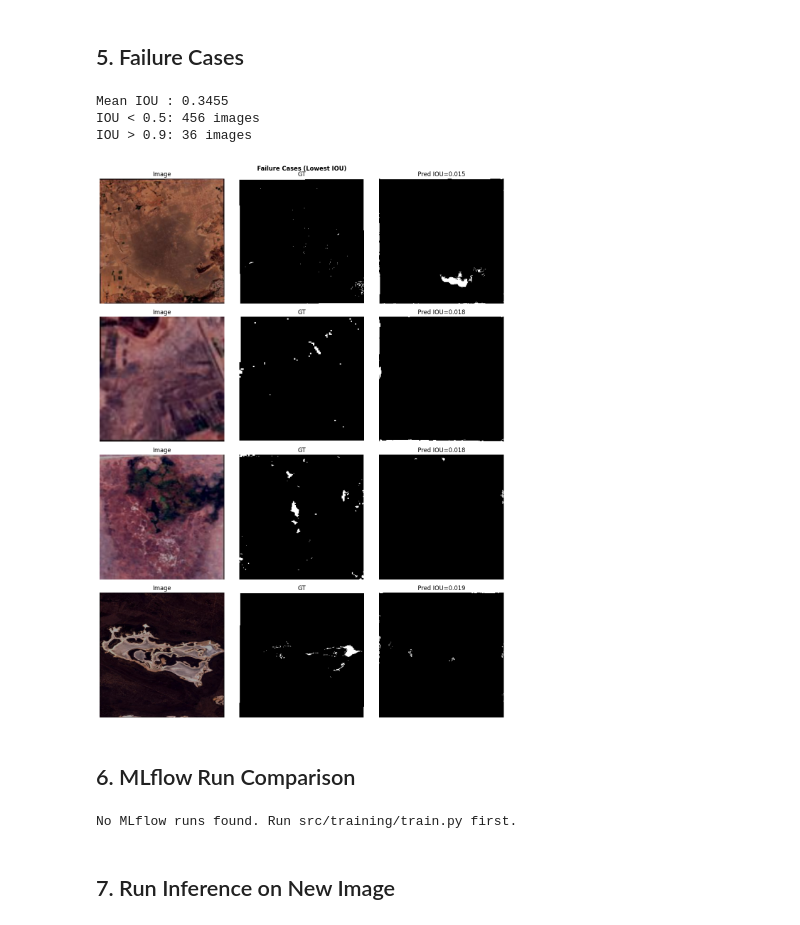
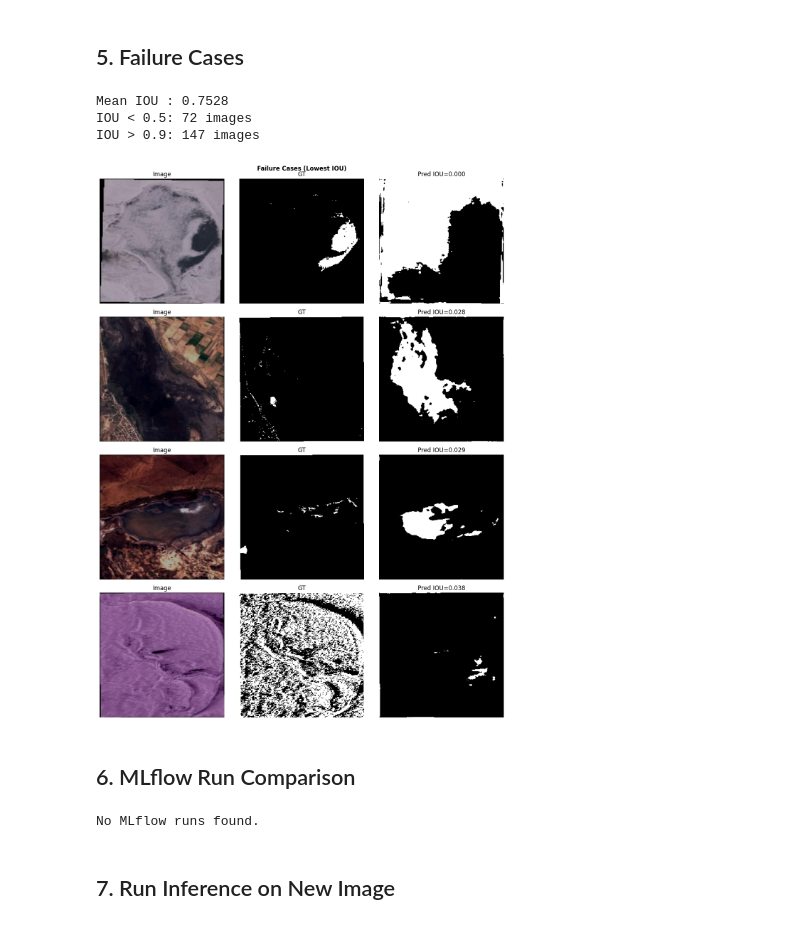
Before and after one commit to Angelgupta13/water-segementation, a Jupyter notebook: notebooks/demo.ipynb, the cells around one changed output. Saved outputs shown, nothing was run; the diff lists cells and outputs as text; code cells hidden in the pictures.

Commit message:
Fix double-sigmoid bug, retrain model, update demo notebook

```diff
--- a/notebooks/demo.ipynb
+++ b/notebooks/demo.ipynb
@@ -83,7 +83,7 @@ def denorm(t):
 
 imgs, masks = next(iter(val_loader))
 with torch.no_grad():
-    preds = torch.sigmoid(model(imgs.to(DEVICE))).cpu()
+    preds = model(imgs.to(DEVICE)).cpu()
 
 N = 4
 fig, axes = plt.subplots(N, 4, figsize=(16, N*4))
@@ -93,7 +93,8 @@ for ax, col in zip(axes[0], ['Image','Ground Truth','Prediction','Overlay']):
 for i in range(N):
     img_np  = denorm(imgs[i])
     gt_np   = masks[i].squeeze().numpy()
-    pred_np = (preds[i].squeeze().numpy() > 0.5).astype(np.float32)
+    prob = torch.sigmoid(preds[i]).squeeze().numpy()
+    pred_np = (prob > 0.5).astype(np.float32)
     overlay = (img_np*255).astype(np.uint8).copy()
     overlay[pred_np==1] = [0,120,255]
     blended = cv2.addWeighted((img_np*255).astype(np.uint8), 0.6, overlay, 0.4, 0)
@@ -113,33 +114,33 @@ plt.show()
 # %%
 sample_ious, all_imgs, all_masks, all_preds = [], [], [], []
 with torch.no_grad():
     for imgs, masks in val_loader:
-        preds = torch.sigmoid(model(imgs.to(DEVICE))).cpu()
+        preds = model(imgs.to(DEVICE)).cpu()
         for i in range(len(imgs)):
             m = get_metrics(preds[i:i+1], masks[i:i+1].float())
             sample_ious.append(m['iou'])
             all_imgs.append(imgs[i]); all_masks.append(masks[i]); all_preds.append(preds[i])
 
 sample_ious = np.array(sample_ious)
 print(f'Mean IOU : {sample_ious.mean():.4f}')
 print(f'IOU < 0.5: {(sample_ious < 0.5).sum()} images')
 print(f'IOU > 0.9: {(sample_ious > 0.9).sum()} images')
 
 worst = np.argsort(sample_ious)[:4]
 fig, axes = plt.subplots(4, 3, figsize=(12, 16))
 fig.suptitle('Failure Cases (Lowest IOU)', fontweight='bold')
 for row, idx in enumerate(worst):
     axes[row,0].imshow(denorm(all_imgs[idx]));                         axes[row,0].set_title('Image'); axes[row,0].axis('off')
     axes[row,1].imshow(all_masks[idx].squeeze(), cmap='gray');         axes[row,1].set_title('GT');    axes[row,1].axis('off')
     axes[row,2].imshow((all_preds[idx].squeeze()>0.5), cmap='gray');   axes[row,2].set_title(f'Pred IOU={sample_ious[idx]:.3f}'); axes[row,2].axis('off')
 plt.tight_layout()
 plt.savefig('failure_cases.png', dpi=150, bbox_inches='tight')
 plt.show()
 # %% [output]
-Mean IOU : 0.3455
-IOU < 0.5: 456 images
-IOU > 0.9: 36 images
+Mean IOU : 0.7528
+IOU < 0.5: 72 images
+IOU > 0.9: 147 images
-[figure, old version]
+[figure, new version]
 # %% [markdown]
 ## 6. MLflow Run Comparison
 # %%
@@ -162,9 +163,9 @@ if rows:
     df = pd.DataFrame(rows).sort_values('IOU', ascending=False)
     display(df)
 else:
-    print('No MLflow runs found. Run src/training/train.py first.')
+    print('No MLflow runs found.')
 # %% [output]
-No MLflow runs found. Run src/training/train.py first.
+No MLflow runs found.
 # %% [markdown]
 ## 7. Run Inference on New Image
 # %%
```
Also changed, not shown: parts of 4 cells of this notebook, 3 other files.
